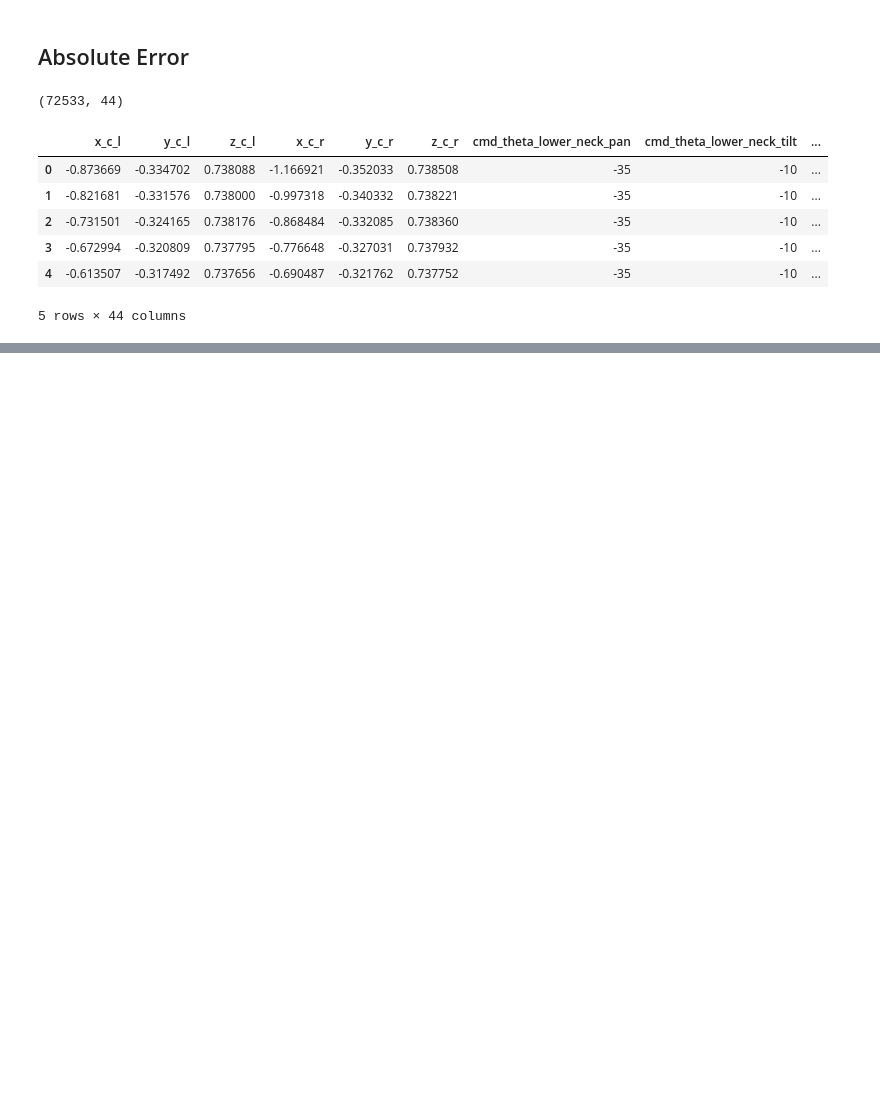
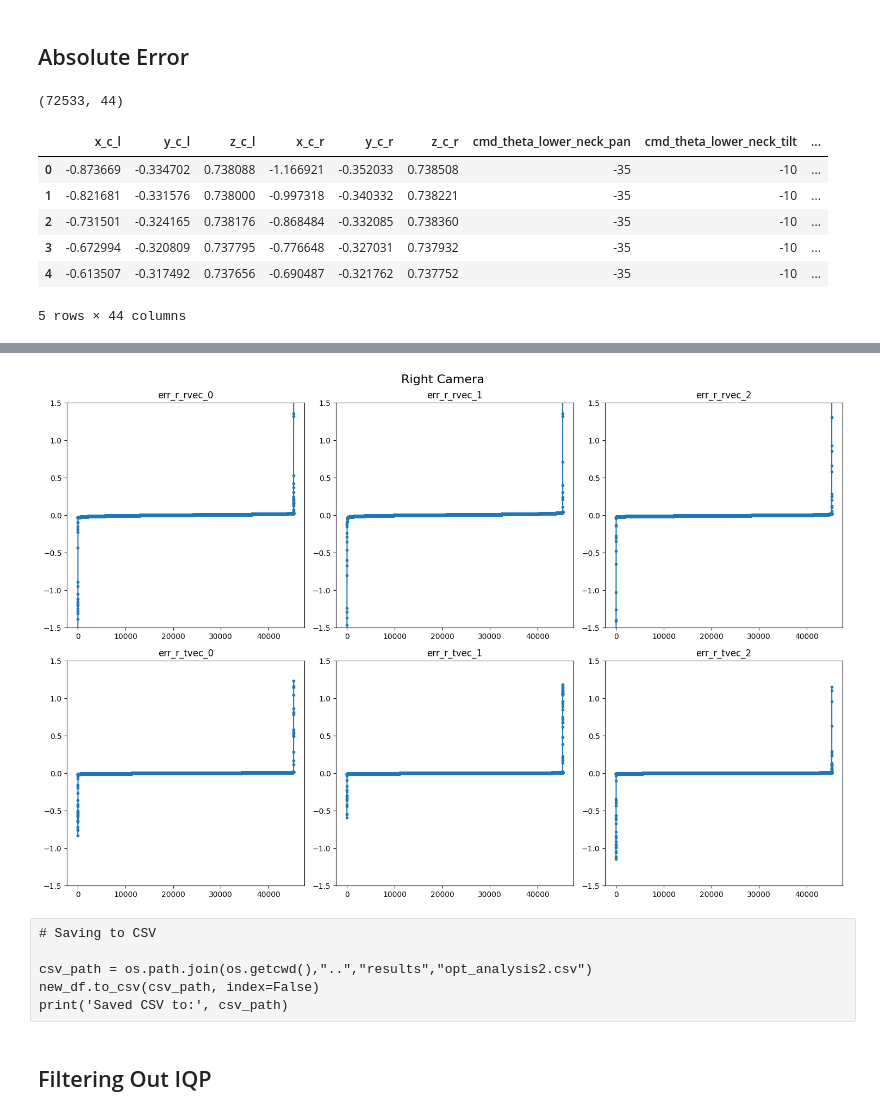
Before and after one commit to jpmnieles/grace_dl, a Jupyter notebook: notebooks/240929_Optimization_Evaluation.ipynb, the cells around one changed output, grey strips where cells are left out. Cells and saved outputs as stored; diff of their text form; code cells hidden in the pictures; blank space fills up the shorter version.

```diff
--- a/notebooks/240929_Optimization_Evaluation.ipynb
+++ b/notebooks/240929_Optimization_Evaluation.ipynb
@@ -316,0 +415,37 @@ Saved CSV to: /home/jaynieles/dev/grace_dl/notebooks/../results/opt_analysis.csv
+# %%
+# Create a 2x3 subplot
+fig, axs = plt.subplots(2, 3, figsize=(15, 10))
+
+# Plotting
+axs[0,0].plot(np.sort(new_df['err_r_rvec_0']), marker='.')
+axs[0,0].set_title('err_r_rvec_0')
+axs[0,1].plot(np.sort(new_df['err_r_rvec_1']), marker='.')
+axs[0,1].set_title('err_r_rvec_1')
+axs[0,2].plot(np.sort(new_df['err_r_rvec_2']), marker='.')
+axs[0,2].set_title('err_r_rvec_2')
+
+axs[1,0].plot(np.sort(new_df['err_r_tvec_0']), marker='.')
+axs[1,0].set_title('err_r_tvec_0')
+axs[1,1].plot(np.sort(new_df['err_r_tvec_1']), marker='.')
+axs[1,1].set_title('err_r_tvec_1')
+axs[1,2].plot(np.sort(new_df['err_r_tvec_2']), marker='.')
+axs[1,2].set_title('err_r_tvec_2')
+
+for i in range(2):
+    for j in range(3):
+        axs[i, j].set_ylim(-1.5, 1.5)
+
+# Adjust layout
+fig.suptitle('Right Camera', fontsize=16)
+plt.tight_layout()
+plt.show()
+# %% [output]
+[figure, added]
+# %% [raw]
+# Saving to CSV
+
+csv_path = os.path.join(os.getcwd(),"..","results","opt_analysis2.csv")
+new_df.to_csv(csv_path, index=False)
+print('Saved CSV to:', csv_path)
+# %% [markdown]
+## Filtering Out IQP
```
Also changed, not shown: parts of 14 cells of this notebook.
